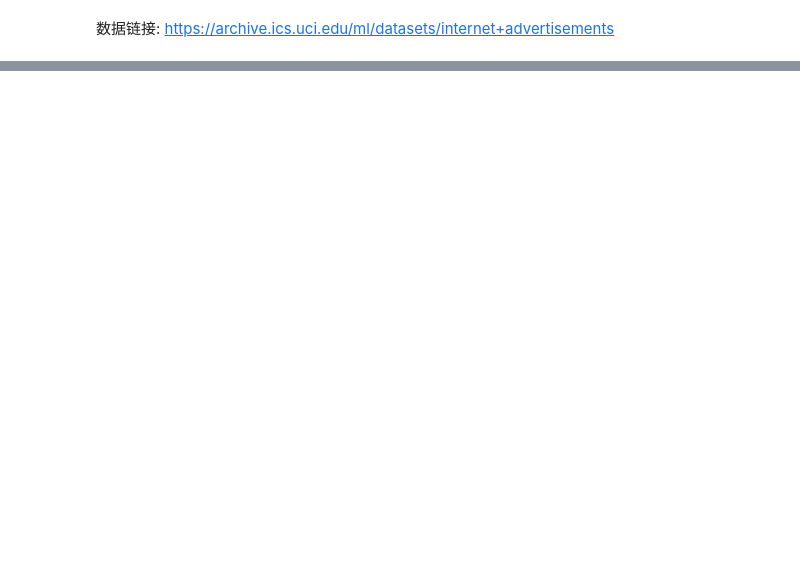
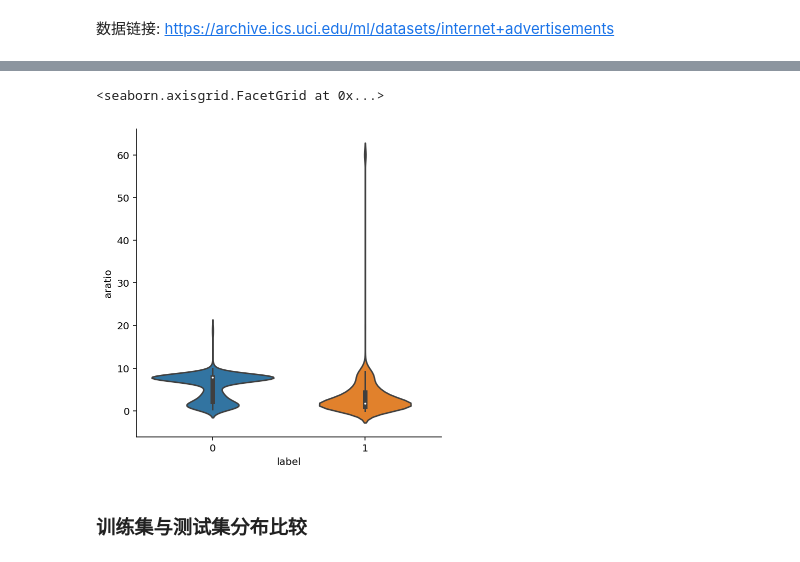
Before and after one commit to clelandgt/machine_learning, a Jupyter notebook: xgboost/广告分类器.ipynb, the cells around one changed output, grey strips where cells are left out. Saved outputs shown, nothing was run; the diff lists cells and outputs as text; code cells hidden in the pictures; blank space fills up the shorter version.

```diff
--- a/xgboost/广告分类器.ipynb
+++ b/xgboost/广告分类器.ipynb
@@ -60,0 +153,7 @@ df.head(5)
+# %%
+sns.catplot(x='label', y='aratio', kind="violin", data=data)
+# %% [output]
+<seaborn.axisgrid.FacetGrid at 0x...>
+[figure, added]
+# %% [markdown]
+### 训练集与测试集分布比较
```
Also changed, not shown: parts of 38 cells of this notebook.
